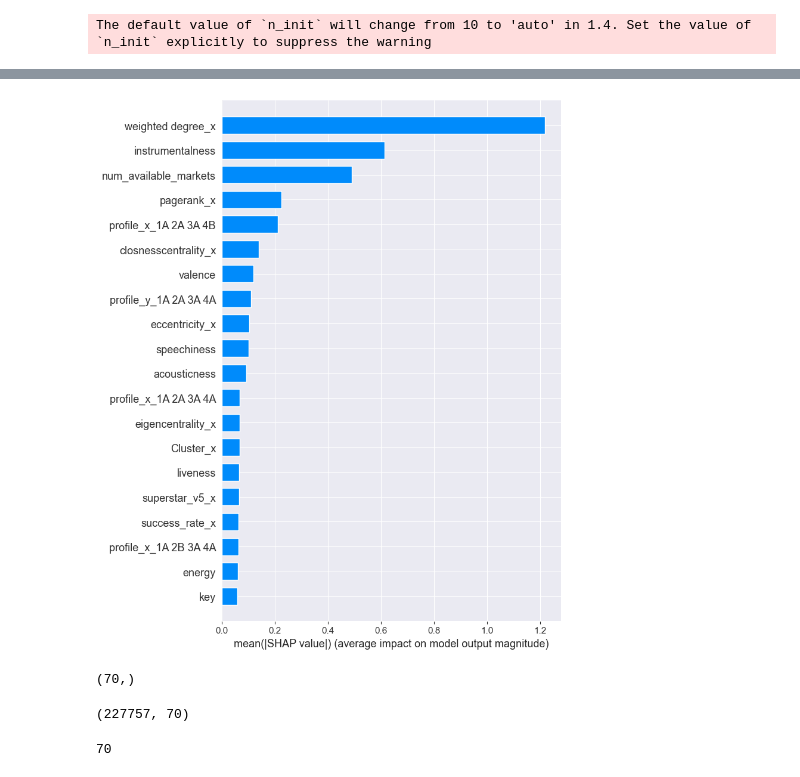
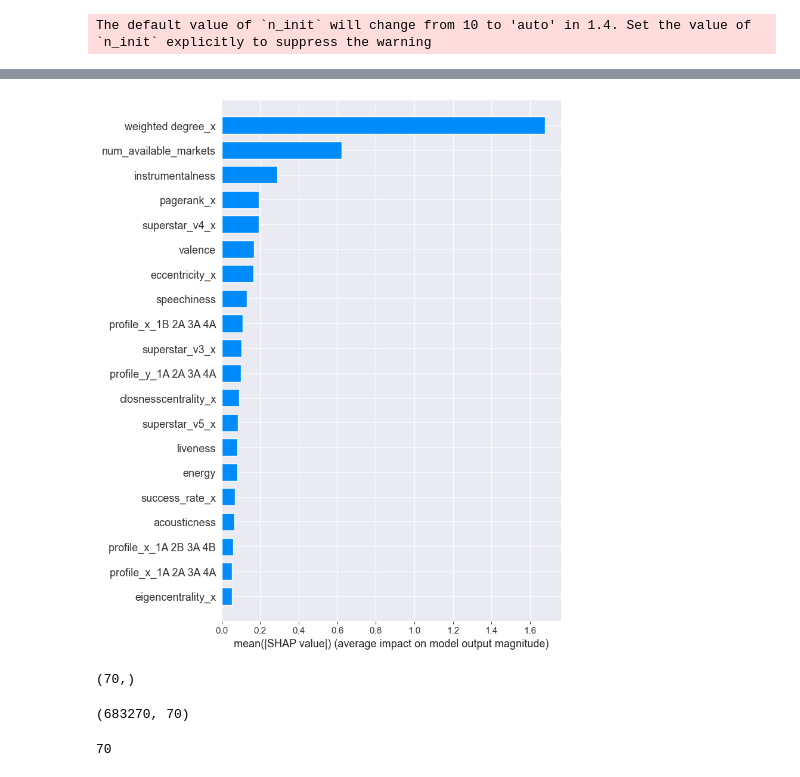
Before and after one commit to l4vd/Ba_first_tries, a Jupyter notebook: models/Original_MLP/Network_Analysis.ipynb, the cells around one changed output, grey strips where cells are left out. Cells and saved outputs as stored; diff of their text form; code cells hidden in the pictures.

```diff
--- a/models/Original_MLP/Network_Analysis.ipynb
+++ b/models/Original_MLP/Network_Analysis.ipynb
@@ -1293,6 +1292,6 @@ explainer = shap.KernelExplainer(model_forward2, background_data_kmeans_np)
 # %% [output]
 The default value of `n_init` will change from 10 to 'auto' in 1.4. Set the value of `n_init` explicitly to suppress the warning
 # %%
-test_data_sample = shap.sample(X_test_np, 10000)
-shap_values = explainer.shap_values(test_data_sample)
+train_data_sample = shap.sample(X_train_np, 10000)
+shap_values = explainer.shap_values(train_data_sample)
 # %%
@@ -1303,15 +1302,15 @@ No data for colormapping provided via 'c'. Parameters 'vmin', 'vmax' will be ign
 # %%
-shap.summary_plot(shap_values, test_data_sample, plot_type="bar", feature_names=X_test_df.columns)
+shap.summary_plot(shap_values, train_data_sample, plot_type="bar", feature_names=X_train_df.columns)
 # %% [output]
-[figure, old version]
+[figure, new version]
 # %%
 shap_values[0].shape
 # %% [output]
 (70,)
 # %%
-X_test_df.shape
+X_train_df.shape
 # %% [output]
-(227757, 70)
+(683270, 70)
 # %%
 len(feature_names)
 # %% [output]
```
Also changed, not shown: parts of 10 cells of this notebook.
